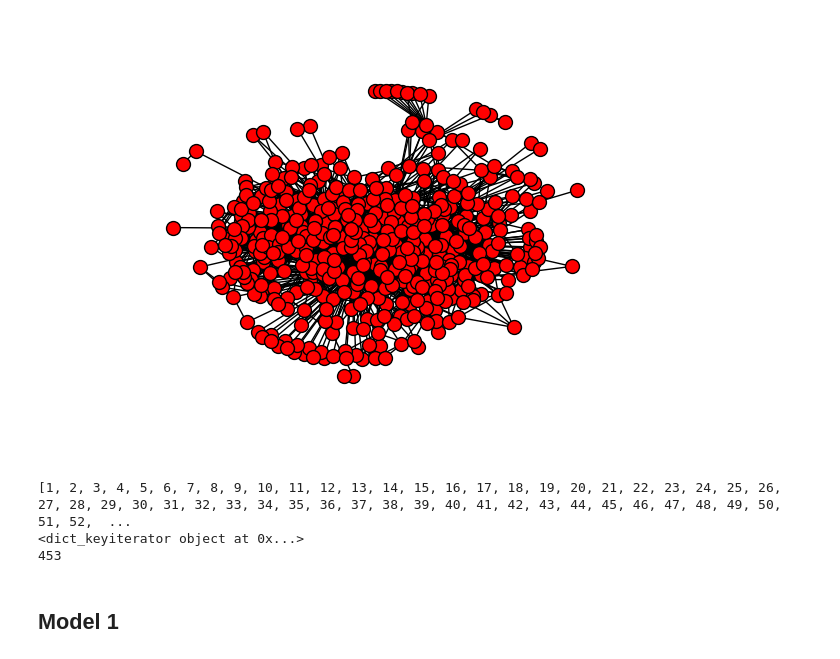
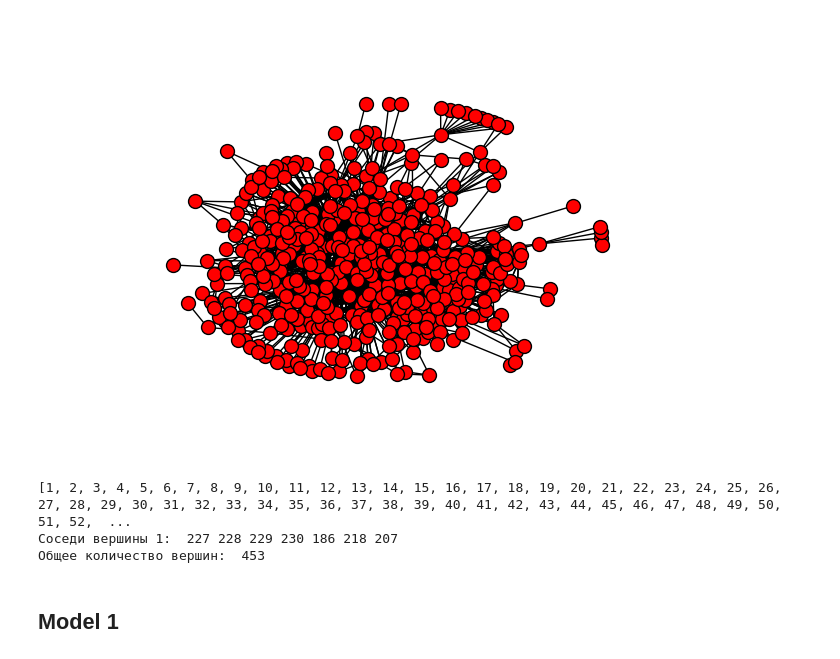
Before and after one commit to tsyrendylykova/multilayerNetwork, a Jupyter notebook: Senior thesis model.ipynb, the cells around one changed output. Drawn from its saved outputs; the diff is of its cells as text; code cells hidden in the pictures.

```diff
--- a/Senior thesis model.ipynb
+++ b/Senior thesis model.ipynb
@@ -7,18 +8,18 @@ import random
 # %%
 G=nx.read_edgelist('bio-celegans.txt', nodetype=int)
 # %%
-pos=nx.spring_layout(G,iterations=100)
+pos=nx.spring_layout(G,iterations=500)
 nx.draw(G,pos,node_size=100)#,with_labels=True)
 # %% [output]
-[figure, old version]
+[figure, new version]
 # %%
 nodeNumber = nx.number_of_nodes(G)
 print(nx.nodes(G))
-print(nx.all_neighbors(G, 1))
-print(nodeNumber)
+print("Соседи вершины 1: ", *nx.all_neighbors(G, 1))
+print("Общее количество вершин: ", nodeNumber)
 # %% [output]
 [1, 2, 3, 4, 5, 6, 7, 8, 9, 10, 11, 12, 13, 14, 15, 16, 17, 18, 19, 20, 21, 22, 23, 24, 25, 26, 27, 28, 29, 30, 31, 32, 33, 34, 35, 36, 37, 38, 39, 40, 41, 42, 43, 44, 45, 46, 47, 48, 49, 50, 51, 52,  ...
-<dict_keyiterator object at 0x...>
-453
+Соседи вершины 1:  227 228 229 230 186 218 207
+Общее количество вершин:  453
 # %% [markdown]
 ## Model 1
```
Also changed, not shown: parts of 20 cells of this notebook, 1 other file.
